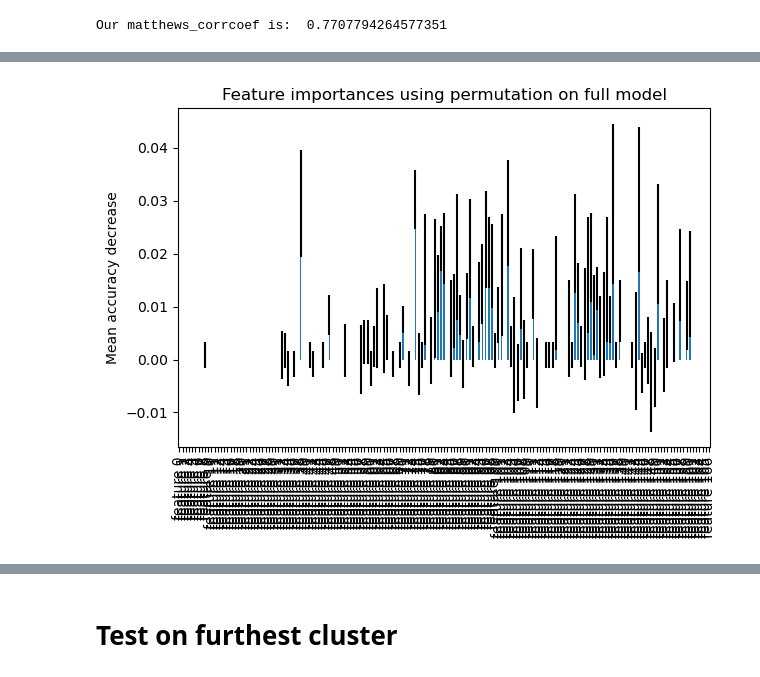
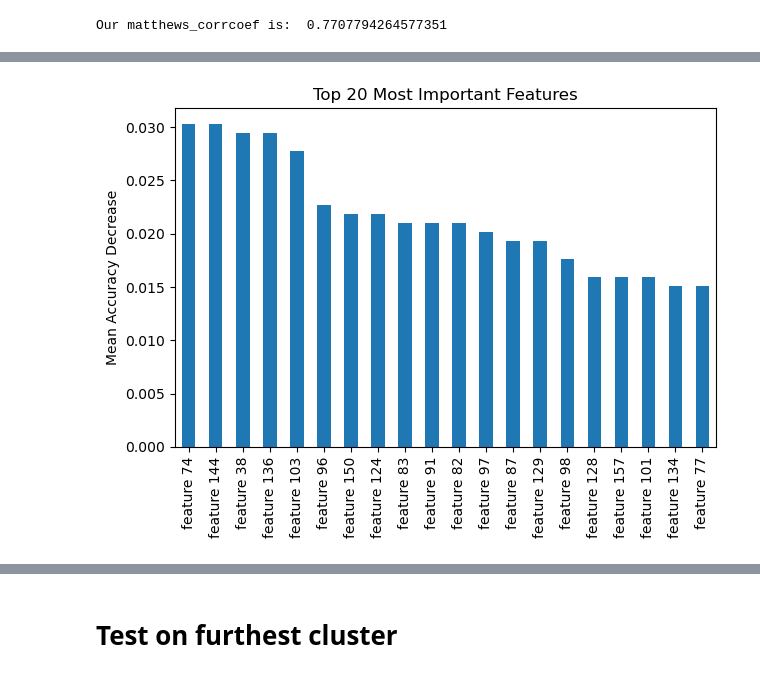
Before and after one commit to ASarriJackson/SummerProject, a Jupyter notebook: Classifiers/Classification_Random_Forrest.ipynb, the cells around one changed output, grey strips where cells are left out. Cells and saved outputs as stored; diff of their text form; code cells hidden in the pictures.

```diff
--- a/Classifiers/Classification_Random_Forrest.ipynb
+++ b/Classifiers/Classification_Random_Forrest.ipynb
@@ -243,11 +263,15 @@ pd.DataFrame(forest_importances).sort_values(by=0,ascending=False).head(40)
+# %%
+forest_importances_sorted = forest_importances.sort_values(ascending=False)
+forest_importances_sorted_index_20 = forest_importances_sorted[:20].index.to_list()
+forest_importances_std_sorted = np.array([forest_importances_std[i] for i in forest_importances_sorted_index_20])
 # %%
 fig, ax = plt.subplots()
-forest_importances.plot.bar(yerr=result.importances_std, ax=ax)
-ax.set_title("Feature importances using permutation on full model")
-ax.set_ylabel("Mean accuracy decrease")
+forest_importances_sorted[:20].plot.bar(ax=ax)
+ax.set_title("Top 20 Most Important Features")
+ax.set_ylabel("Mean Accuracy Decrease")
 fig.tight_layout()
 plt.show()
 # %% [output]
-[figure, old version]
+[figure, new version]
 # %%
 result.importances_std
```
Also changed, not shown: parts of 29 cells of this notebook, 10 other files.
